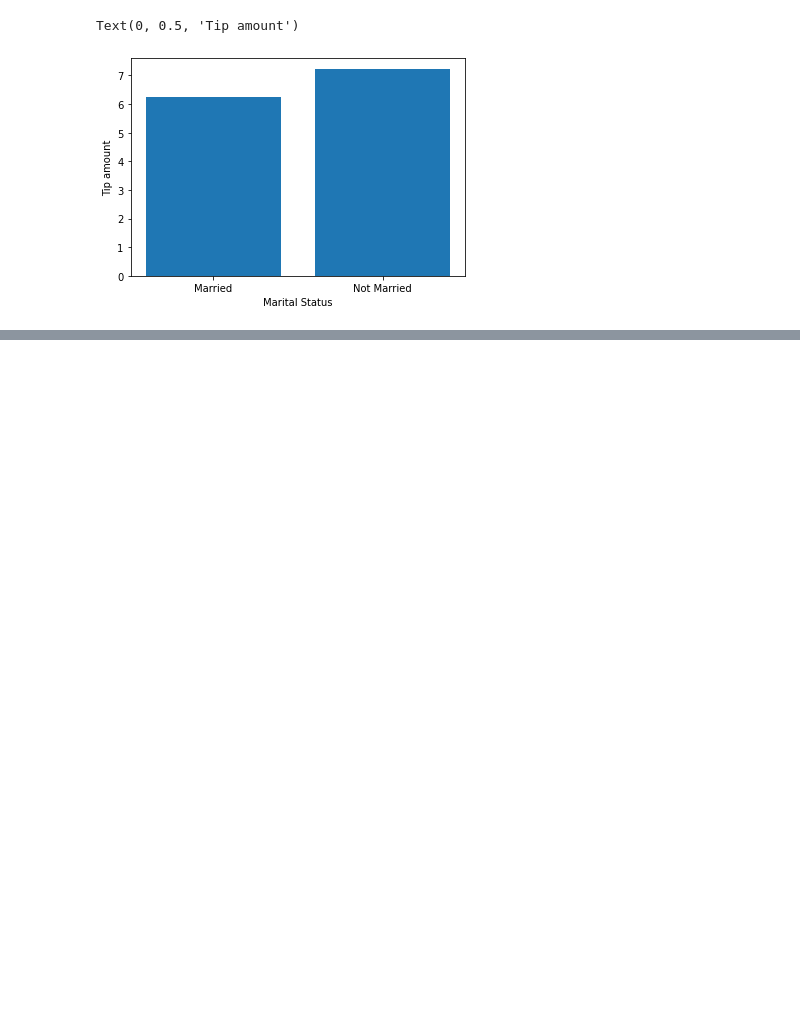
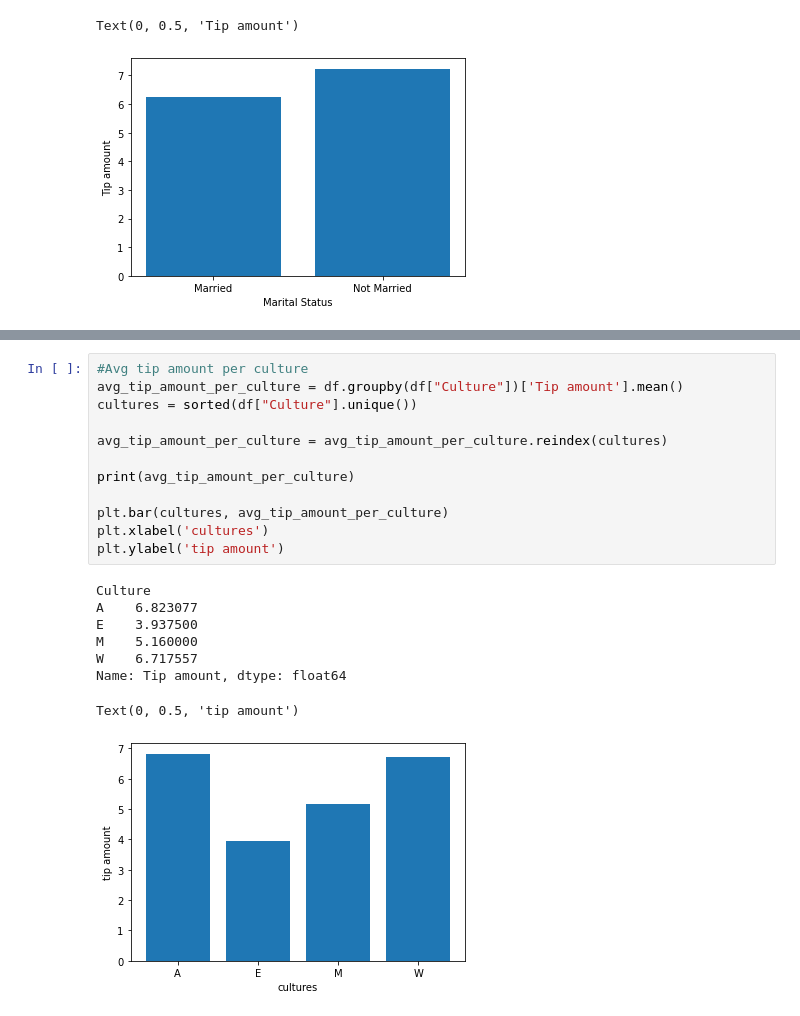
Before and after one commit to oliverlowbob/AAI_First_Mandatory, a Jupyter notebook: Notebook/Haircut Data Processing.ipynb, the cells around one changed output, grey strips where cells are left out. Drawn from its saved outputs; the diff is of its cells as text; blank space fills up the shorter version.

```diff
--- a/Notebook/Haircut Data Processing.ipynb
+++ b/Notebook/Haircut Data Processing.ipynb
@@ -268,0 +303,21 @@ Text(0, 0.5, 'Tip amount')
+# %%
+#Avg tip amount per culture
+avg_tip_amount_per_culture = df.groupby(df["Culture"])['Tip amount'].mean()
+cultures = sorted(df["Culture"].unique())
+
+avg_tip_amount_per_culture = avg_tip_amount_per_culture.reindex(cultures)
+
+print(avg_tip_amount_per_culture)
+
+plt.bar(cultures, avg_tip_amount_per_culture)
+plt.xlabel('cultures')
+plt.ylabel('tip amount')
+# %% [output]
+Culture
+A    6.823077
+E    3.937500
+M    5.160000
+W    6.717557
+Name: Tip amount, dtype: float64
+Text(0, 0.5, 'tip amount')
+[figure, added]
```
Also changed, not shown: parts of 2 cells of this notebook.
